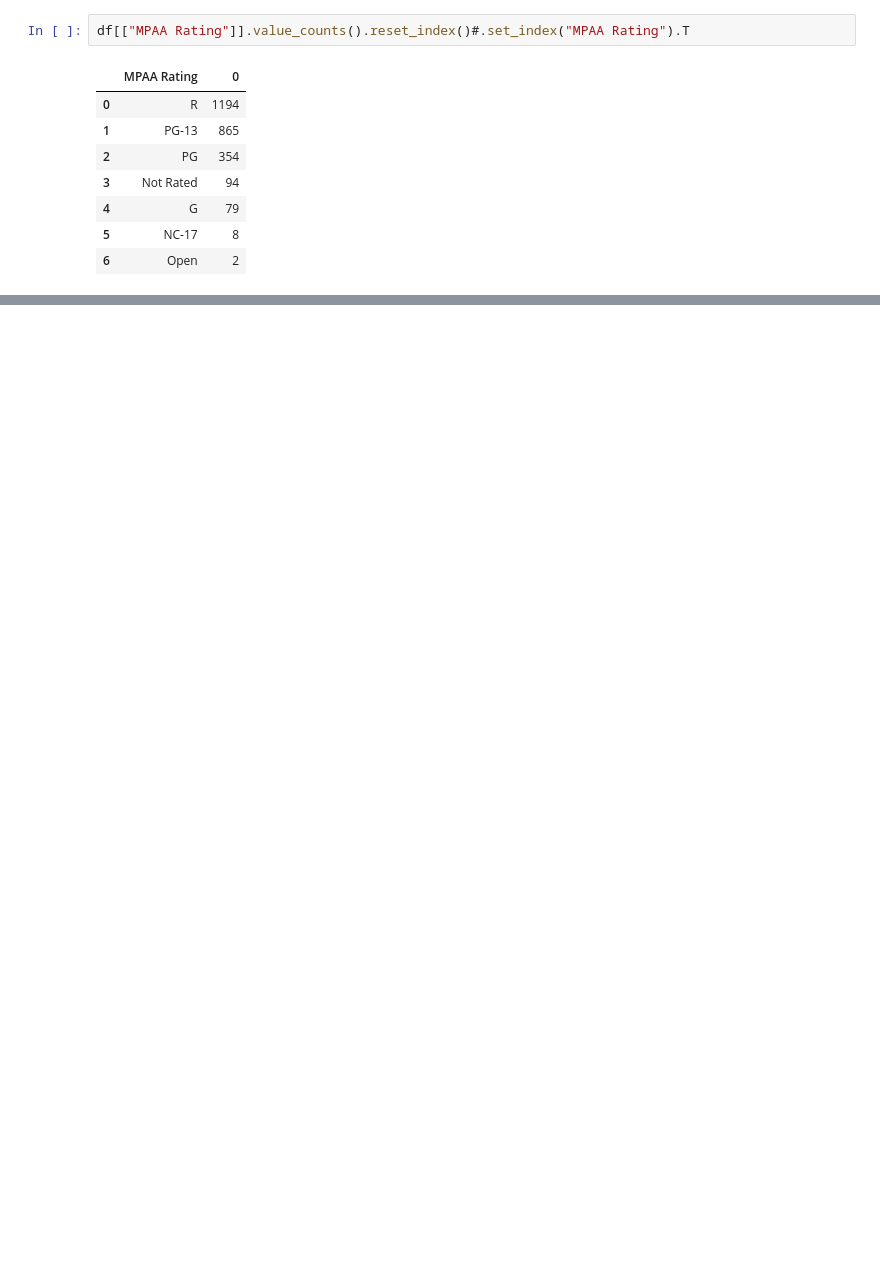
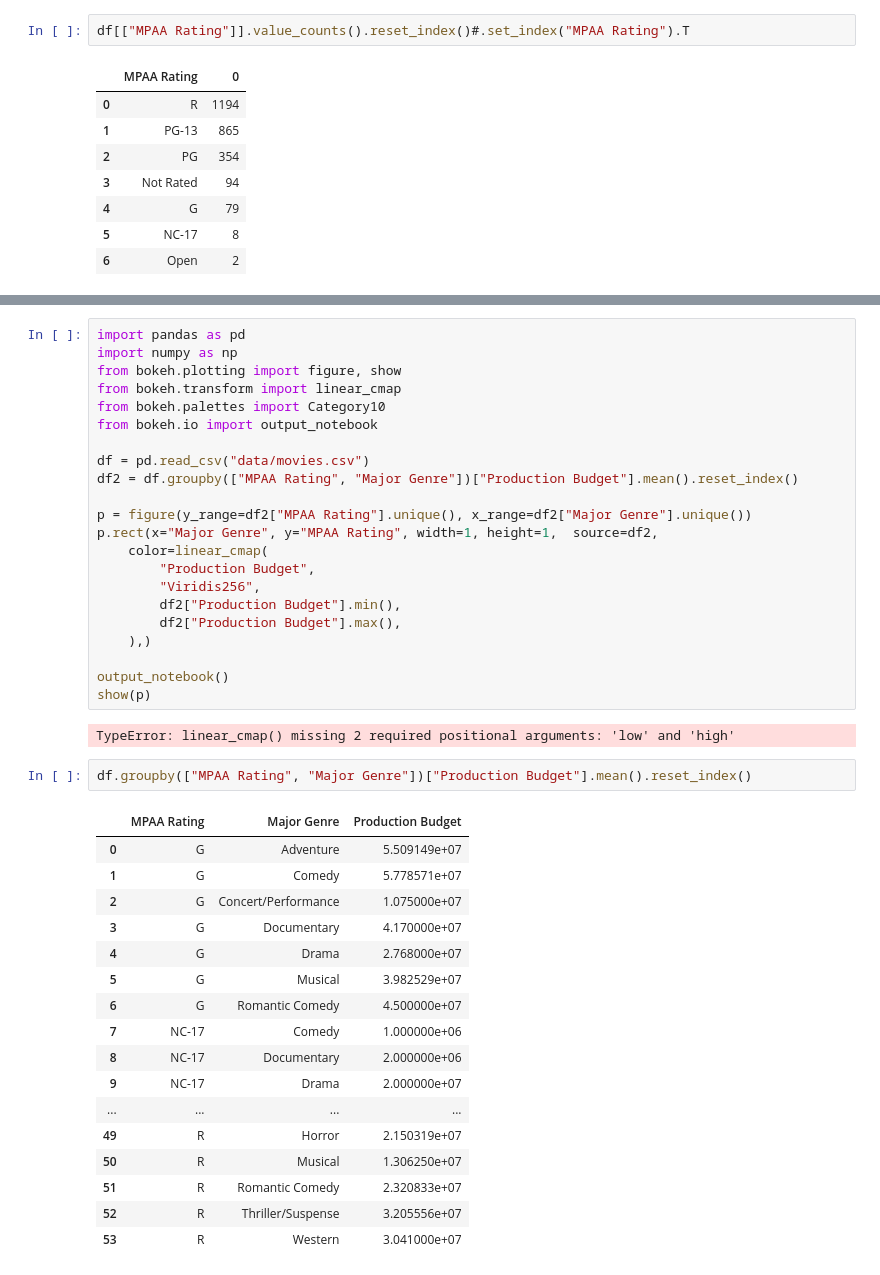
Before and after one commit to notascope/notascope, a Jupyter notebook: notebooks/bokeh.ipynb, the cells around one changed output, grey strips where cells are left out. Drawn from its saved outputs; the diff is of its cells as text; blank space fills up the shorter version.

Commit message:
bokeh wip

```diff
--- a/notebooks/bokeh.ipynb
+++ b/notebooks/bokeh.ipynb
@@ -300,0 +325,44 @@ df2
+# %%
+import pandas as pd
+import numpy as np
+from bokeh.plotting import figure, show
+from bokeh.transform import linear_cmap
+from bokeh.palettes import Category10
+from bokeh.io import output_notebook
+
+df = pd.read_csv("data/movies.csv")
+df2 = df.groupby(["MPAA Rating", "Major Genre"])["Production Budget"].mean().reset_index()
+
+p = figure(y_range=df2["MPAA Rating"].unique(), x_range=df2["Major Genre"].unique())
+p.rect(x="Major Genre", y="MPAA Rating", width=1, height=1,  source=df2,
+    color=linear_cmap(
+        "Production Budget",
+        "Viridis256",
+        df2["Production Budget"].min(),
+        df2["Production Budget"].max(),
+    ),)
+
+output_notebook()
+show(p)
+# %% [output]
+TypeError: linear_cmap() missing 2 required positional arguments: 'low' and 'high'
+# %%
+df.groupby(["MPAA Rating", "Major Genre"])["Production Budget"].mean().reset_index()
+# %% [output]
+|  | MPAA Rating | Major Genre | Production Budget |
+| 0 | G | Adventure | 5.509149e+07 |
+| 1 | G | Comedy | 5.778571e+07 |
+| 2 | G | Concert/Performance | 1.075000e+07 |
+| 3 | G | Documentary | 4.170000e+07 |
+| 4 | G | Drama | 2.768000e+07 |
+| 5 | G | Musical | 3.982529e+07 |
+| 6 | G | Romantic Comedy | 4.500000e+07 |
+| 7 | NC-17 | Comedy | 1.000000e+06 |
+| 8 | NC-17 | Documentary | 2.000000e+06 |
+| 9 | NC-17 | Drama | 2.000000e+07 |
+| ... | ... | ... | ... |
+| 49 | R | Horror | 2.150319e+07 |
+| 50 | R | Musical | 1.306250e+07 |
+| 51 | R | Romantic Comedy | 2.320833e+07 |
+| 52 | R | Thriller/Suspense | 3.205556e+07 |
+| 53 | R | Western | 3.041000e+07 |
```
Also changed, not shown: parts of 3 cells of this notebook, 13 other files.
